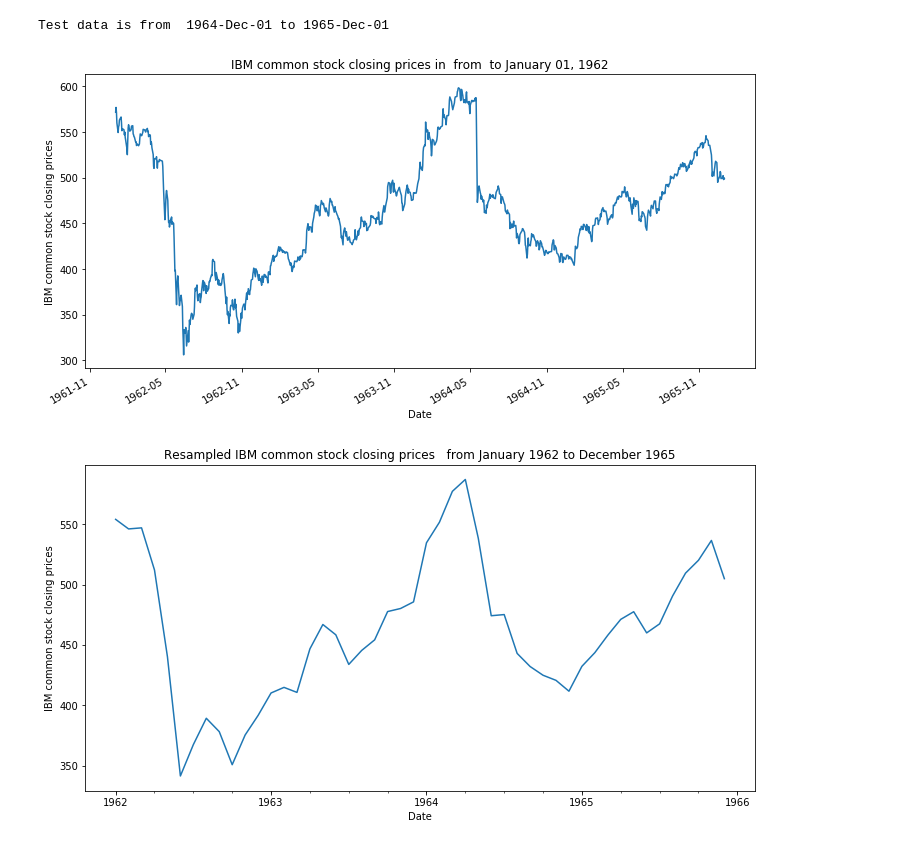
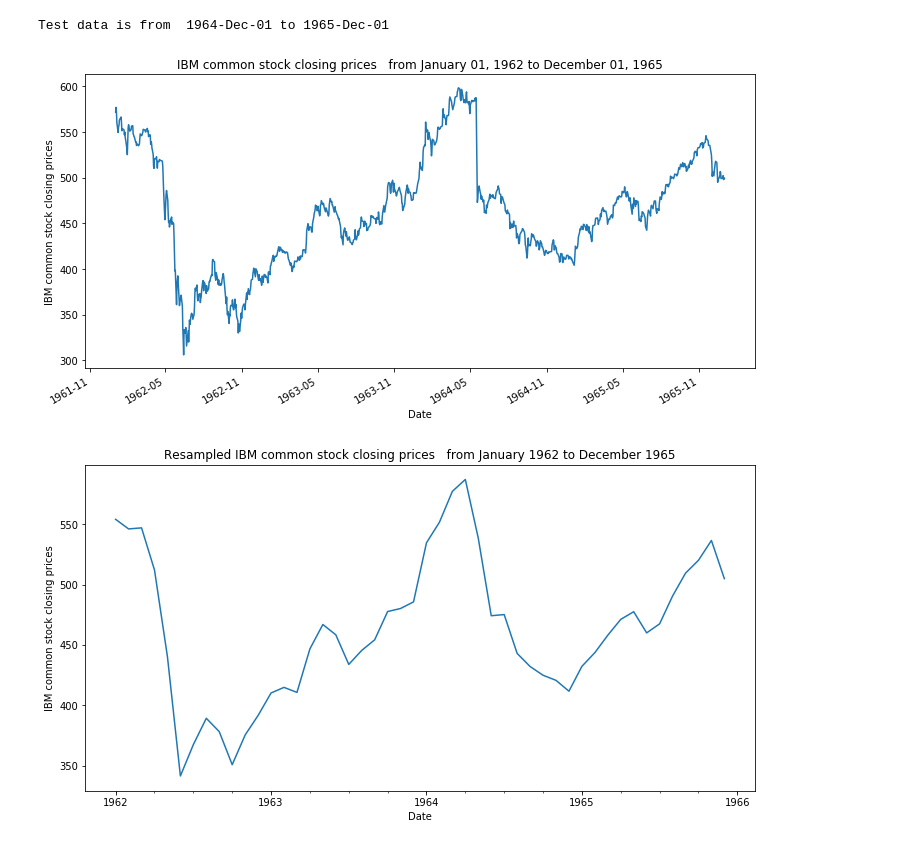
Before and after one commit to bashish101/time-series, a Jupyter notebook: time-series.ipynb, the cells around one changed output. Drawn from its saved outputs; the diff is of its cells as text; code cells hidden in the pictures.

Commit message:
Minor Debugging on data load

```diff
--- a/time-series.ipynb
+++ b/time-series.ipynb
@@ -18,6 +19,7 @@ filter_sheet = None                                    # Eg. 'Orders'
 filter_column = 'IBM common stock closing prices'
 # %%
 # Read the data from the file into dataframe
+data_path = os.path.abspath(data_path)
 extension = data_path.split('.')[1]
 df = None
 if extension == 'csv':
@@ -78,22 +80,22 @@ Test data is from  1964-Dec-01 to 1965-Dec-01
 # %%
 subcategory = ' on ' + filter_on[1] if filter_on is not None else ''
 sheetinfo = ' in ' + filter_sheet if filter_sheet is not None else ''
-plt_title = '{} in {} from {} to {}'.format(filter_column,
+plt_title = '{} {} {} from {} to {}'.format(filter_column,
                                             subcategory,
                                             sheetinfo,
                                             start_date.strftime('%B %d, %Y'),
                                             end_date.strftime('%B %d, %Y'))
 
 fig = plt.figure(figsize = (12, 6))
 plt.title(plt_title)
 
 data[filter_column].plot()
 
 plt.xlabel(data.index.name)
 plt.ylabel(data.columns.values[0])
 plt.show()
 # %% [output]
-[figure, old version]
+[figure, new version]
 # %%
 subcategory = (' on ' + filter_on[1]) if filter_on is not None else ''
 sheetinfo = (' in ' + filter_sheet) if filter_sheet is not None else ''
```
Also changed, not shown: parts of 5 cells of this notebook.
